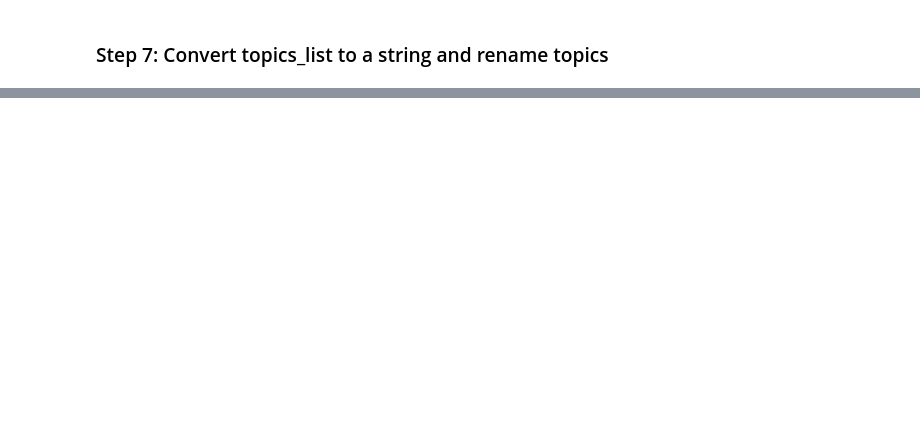
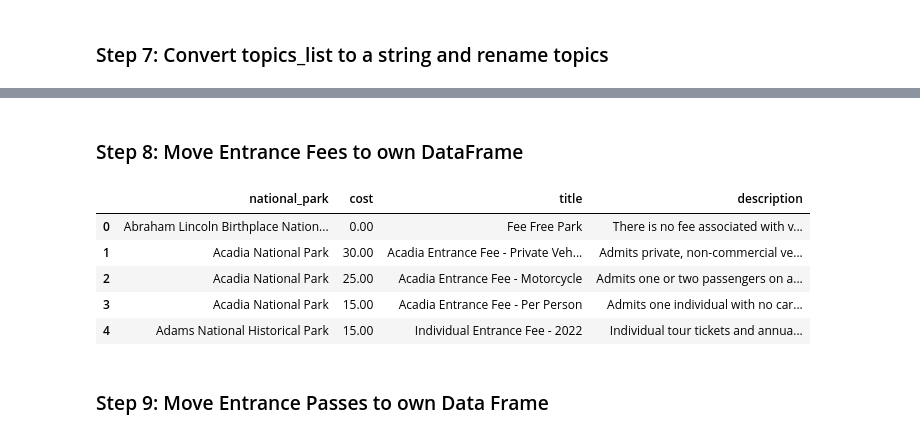
Before and after one commit to cableredi/BellevueUniv_MDS, a Jupyter notebook: DSC540/Term Paper/Term_Project_CableKimberly.ipynb, the cells around one changed output, grey strips where cells are left out. Drawn from its saved outputs; the diff is of its cells as text; code cells hidden in the pictures; blank space fills up the shorter version.

```diff
--- a/DSC540/Term Paper/Term_Project_CableKimberly.ipynb
+++ b/DSC540/Term Paper/Term_Project_CableKimberly.ipynb
@@ -1157,0 +1152,20 @@ parks_df.head()
+# %% [markdown]
+### Step 8: Move Entrance Fees to own DataFrame
+# %%
+import ast
+entrance_fees_df = pd.DataFrame(columns=['national_park','cost','title','description'])
+
+for index, row in parks_df.iterrows():
+    park = row.fullName
+
+    for index in range(len(row.entranceFees)):
+        entrance_fees_df.loc[len(entrance_fees_df.index)] = [park, row.entranceFees[index]['cost'], row.entranceFees[index]['title'], row.entranceFees[index]['description']]
+# %%
+entrance_fees_df.head()
+# %% [output]
+|  | national_park | cost | title | description |
+| 0 | Abraham Lincoln Birthplace Nation... | 0.00 | Fee Free Park | There is no fee associated with v... |
+| 1 | Acadia National Park | 30.00 | Acadia Entrance Fee - Private Veh... | Admits private, non-commercial ve... |
+| 2 | Acadia National Park | 25.00 | Acadia Entrance Fee - Motorcycle | Admits one or two passengers on a... |
+| 3 | Acadia National Park | 15.00 | Acadia Entrance Fee - Per Person | Admits one individual with no car... |
+| 4 | Adams National Historical Park | 15.00 | Individual Entrance Fee - 2022 | Individual tour tickets and annua... |
@@ -1157,0 +1175,2 @@ parks_df.head()
+# %% [markdown]
+### Step 9: Move Entrance Passes to own Data Frame
```
Also changed, not shown: parts of 13 cells of this notebook.
